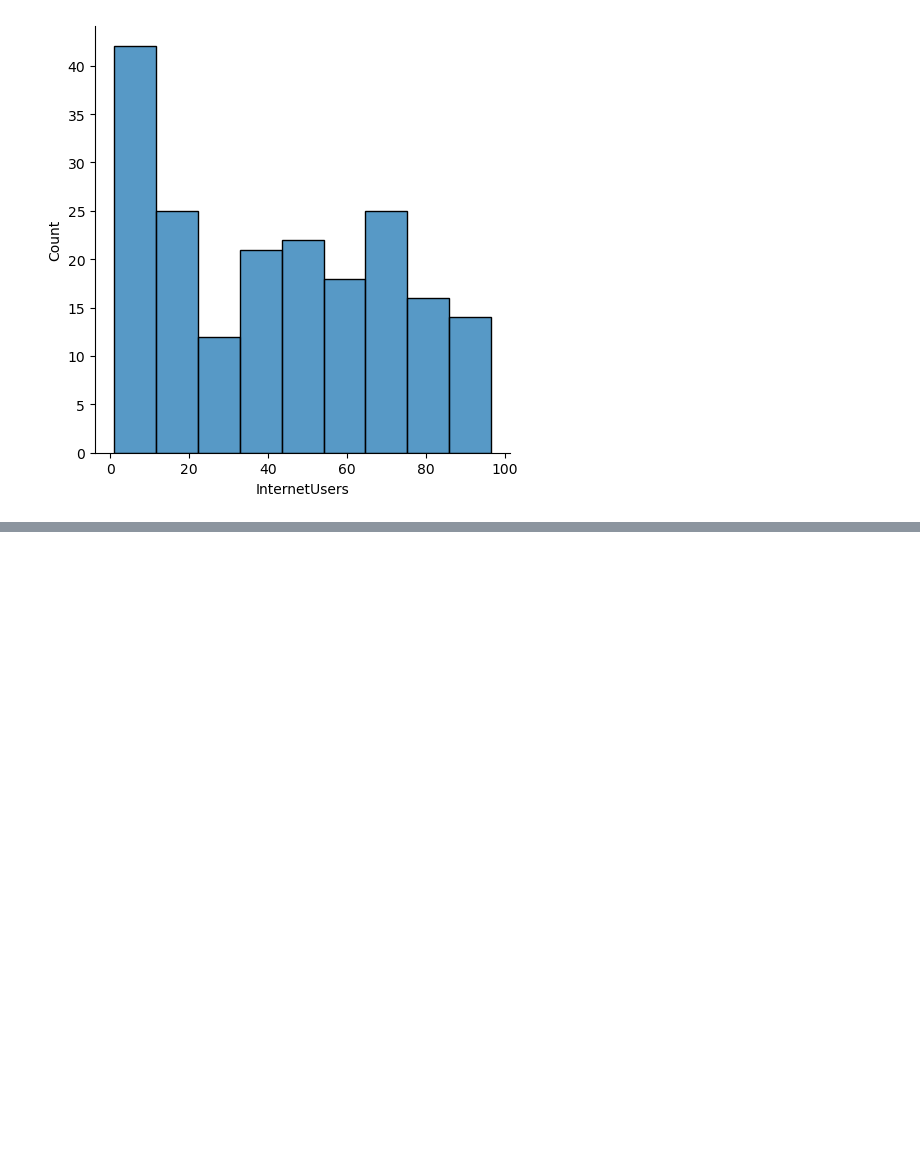
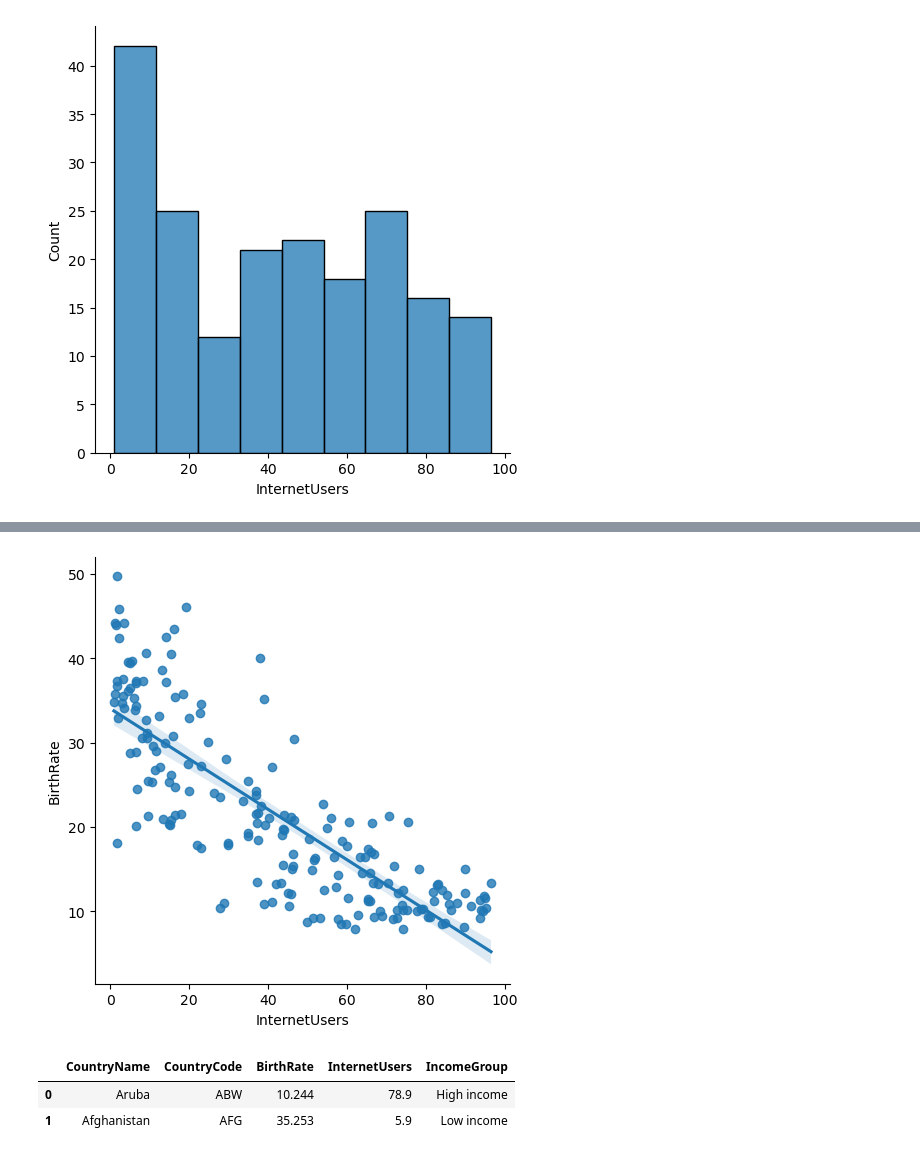
Before and after one commit to mukkeriGovardhan/PYTHON, a Jupyter notebook: Python/Pandas/Pandas.ipynb, the cells around one changed output, grey strips where cells are left out. Drawn from its saved outputs; the diff is of its cells as text; code cells hidden in the pictures; blank space fills up the shorter version.

```diff
--- a/Python/Pandas/Pandas.ipynb
+++ b/Python/Pandas/Pandas.ipynb
@@ -475,0 +494,10 @@ vis2 = sns.displot(df["InternetUsers"])
+# %%
+vis4 = sns.lmplot(data = df,x = 'InternetUsers', y = 'BirthRate') # lm - linear model
+# %% [output]
+[figure, added]
+# %%
+df.head(2)
+# %% [output]
+|  | CountryName | CountryCode | BirthRate | InternetUsers | IncomeGroup |
+| 0 | Aruba | ABW | 10.244 | 78.9 | High income |
+| 1 | Afghanistan | AFG | 35.253 | 5.9 | Low income |
```
Also changed, not shown: parts of 5 cells of this notebook, 1 other file.
